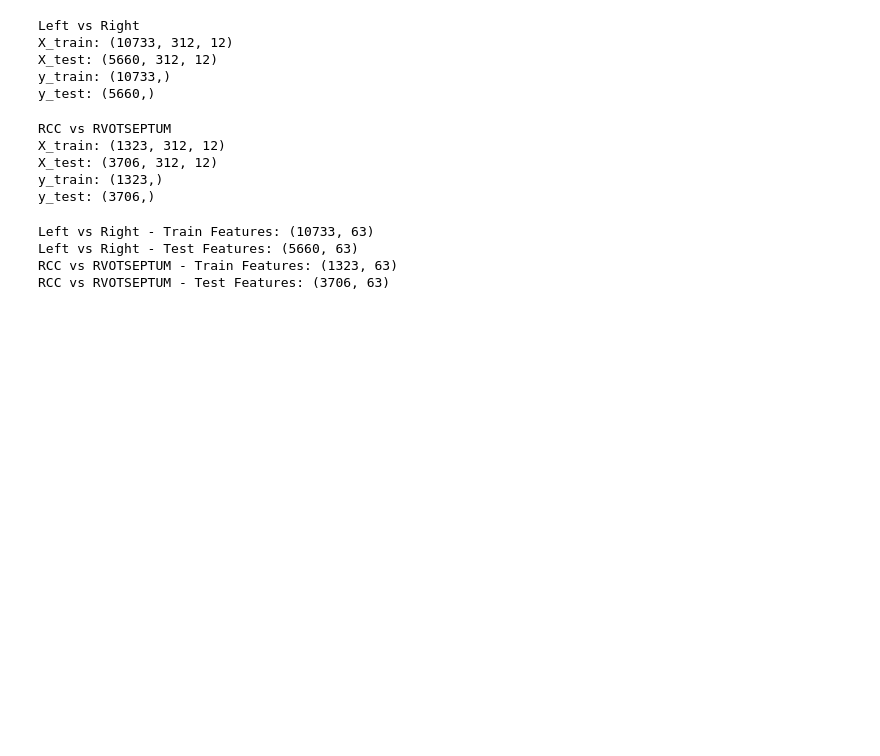
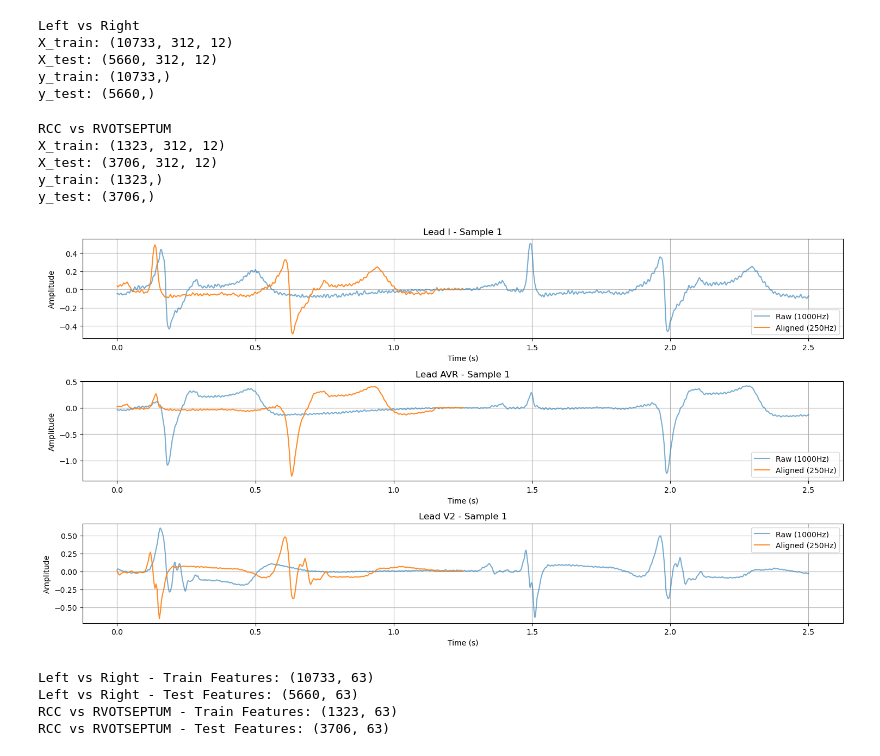
Before and after one commit to taniapazospuig/compbiomed-seminars, a Jupyter notebook: big_dataset_preprocessing.ipynb, the cells around one changed output. Drawn from its saved outputs; the diff is of its cells as text; code cells hidden in the pictures; blank space fills up the shorter version.

```diff
--- a/big_dataset_preprocessing.ipynb
+++ b/big_dataset_preprocessing.ipynb
@@ -605,6 +605,40 @@ X_train: (1323, 312, 12)
 X_test: (3706, 312, 12)
 y_train: (1323,)
 y_test: (3706,)
+# %%
+# Configuration
+sample_idx = 1  # Choose any index
+leads_to_plot = ['I', 'AVR', 'V2']
+ecg_leads = ['I', 'II', 'III', 'AVR', 'AVL', 'AVF', 'V1', 'V2', 'V3', 'V4', 'V5', 'V6']
+lead_indices = [ecg_leads.index(lead) for lead in leads_to_plot]
+
+# Raw ECG from df_test_lr (1000Hz)
+raw_leads_dict = df_test_lr.iloc[sample_idx]["Leads"]
+raw_signal = np.array([raw_leads_dict[lead] for lead in ecg_leads])  # shape [12, 2500]
+
+# Processed ECG from X_test_left_right (250Hz)
+aligned_signal = X_test_left_right[sample_idx].T  # shape [12, 312]
+
+# Time axes
+t_raw = np.linspace(0, 2.5, raw_signal.shape[1])
+t_aligned = np.linspace(0, 1.25, aligned_signal.shape[1])
+
+# Plot
+plt.figure(figsize=(15, 8))
+for k, lead_idx in enumerate(lead_indices):
+    plt.subplot(len(lead_indices), 1, k + 1)
+    plt.plot(t_raw, raw_signal[lead_idx], label='Raw (1000Hz)', alpha=0.6)
+    plt.plot(t_aligned, aligned_signal[lead_idx], label='Aligned (250Hz)', alpha=0.9)
+    plt.title(f"Lead {ecg_leads[lead_idx]} - Sample {sample_idx}")
+    plt.xlabel("Time (s)")
+    plt.ylabel("Amplitude")
+    plt.grid(True)
+    plt.legend()
+
+plt.tight_layout()
+plt.show()
+# %% [output]
+[figure, added]
 # %%
 import torch
 
```
Also changed, not shown: parts of 7 cells of this notebook.
